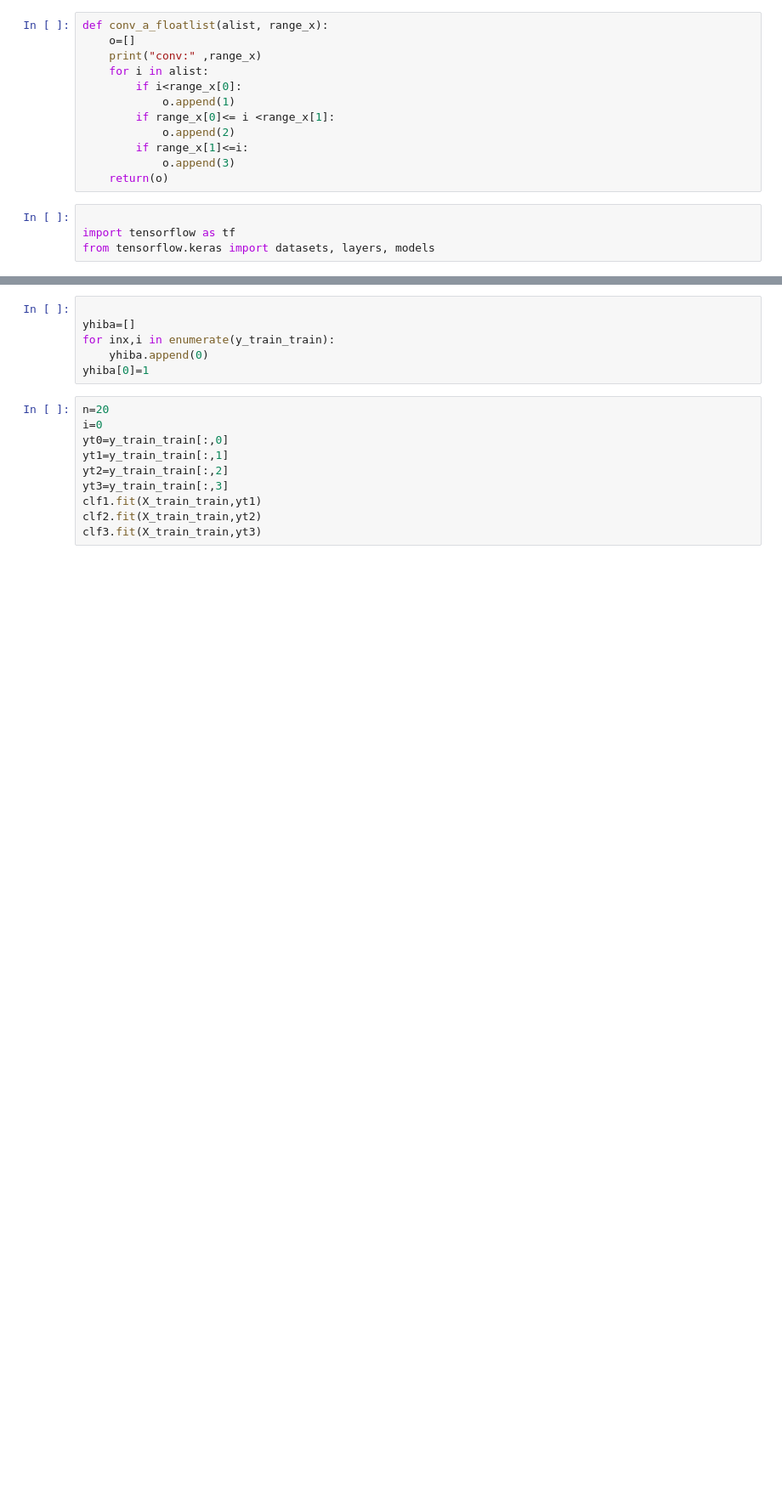
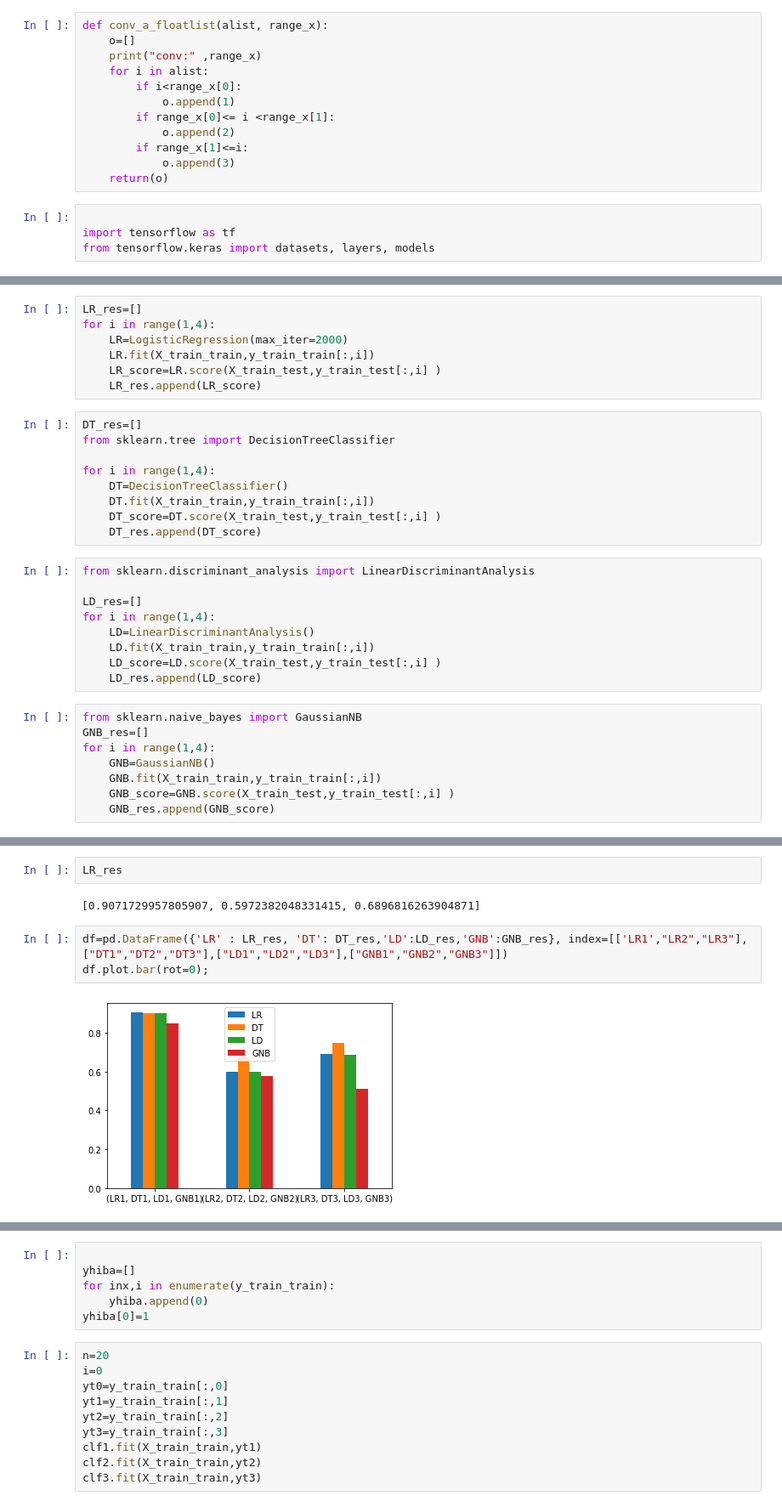
Before and after one commit to sipocz/_earthQuake, a Jupyter notebook: gpos_lin/_earthquake_distance_pos_keras.ipynb, the cells around one changed output, grey strips where cells are left out. Shown at 85% size. Saved outputs shown, nothing was run; the diff lists cells and outputs as text; blank space fills up the shorter version.

```diff
--- a/gpos_lin/_earthquake_distance_pos_keras.ipynb
+++ b/gpos_lin/_earthquake_distance_pos_keras.ipynb
@@ -486,0 +421,33 @@ clf3=GradientBoostingRegressor(verbose=3,warm_start=True,n_estimators=5)
+# %%
+LR_res=[]
+for i in range(1,4):
+    LR=LogisticRegression(max_iter=2000)
+    LR.fit(X_train_train,y_train_train[:,i])
+    LR_score=LR.score(X_train_test,y_train_test[:,i] )
+    LR_res.append(LR_score)
+# %%
+DT_res=[]
+from sklearn.tree import DecisionTreeClassifier
+
+for i in range(1,4):
+    DT=DecisionTreeClassifier()
+    DT.fit(X_train_train,y_train_train[:,i])
+    DT_score=DT.score(X_train_test,y_train_test[:,i] )
+    DT_res.append(DT_score)
+# %%
+from sklearn.discriminant_analysis import LinearDiscriminantAnalysis
+
+LD_res=[]
+for i in range(1,4):
+    LD=LinearDiscriminantAnalysis()
+    LD.fit(X_train_train,y_train_train[:,i])
+    LD_score=LD.score(X_train_test,y_train_test[:,i] )
+    LD_res.append(LD_score)
+# %%
+from sklearn.naive_bayes import GaussianNB
+GNB_res=[]
+for i in range(1,4):
+    GNB=GaussianNB()
+    GNB.fit(X_train_train,y_train_train[:,i])
+    GNB_score=GNB.score(X_train_test,y_train_test[:,i] )
+    GNB_res.append(GNB_score)
@@ -486,0 +462,9 @@ clf3=GradientBoostingRegressor(verbose=3,warm_start=True,n_estimators=5)
+# %%
+LR_res
+# %% [output]
+[0.9071729957805907, 0.5972382048331415, 0.6896816263904871]
+# %%
+df=pd.DataFrame({'LR' : LR_res, 'DT': DT_res,'LD':LD_res,'GNB':GNB_res}, index=[['LR1',"LR2","LR3"],["DT1","DT2","DT3"],["LD1","LD2","LD3"],["GNB1","GNB2","GNB3"]])
+df.plot.bar(rot=0);
+# %% [output]
+[figure, added]
```
Also changed, not shown: parts of 21 cells of this notebook.
